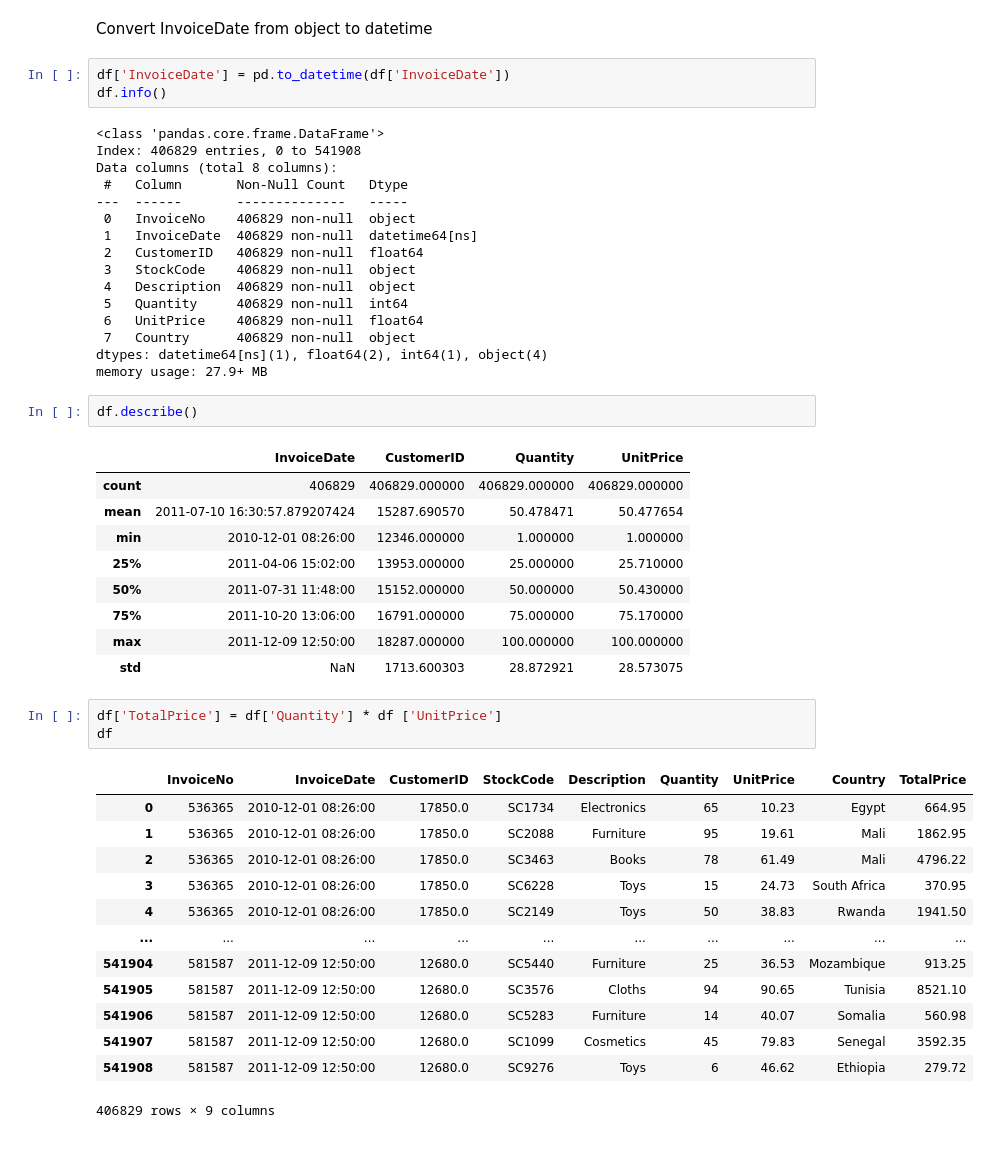
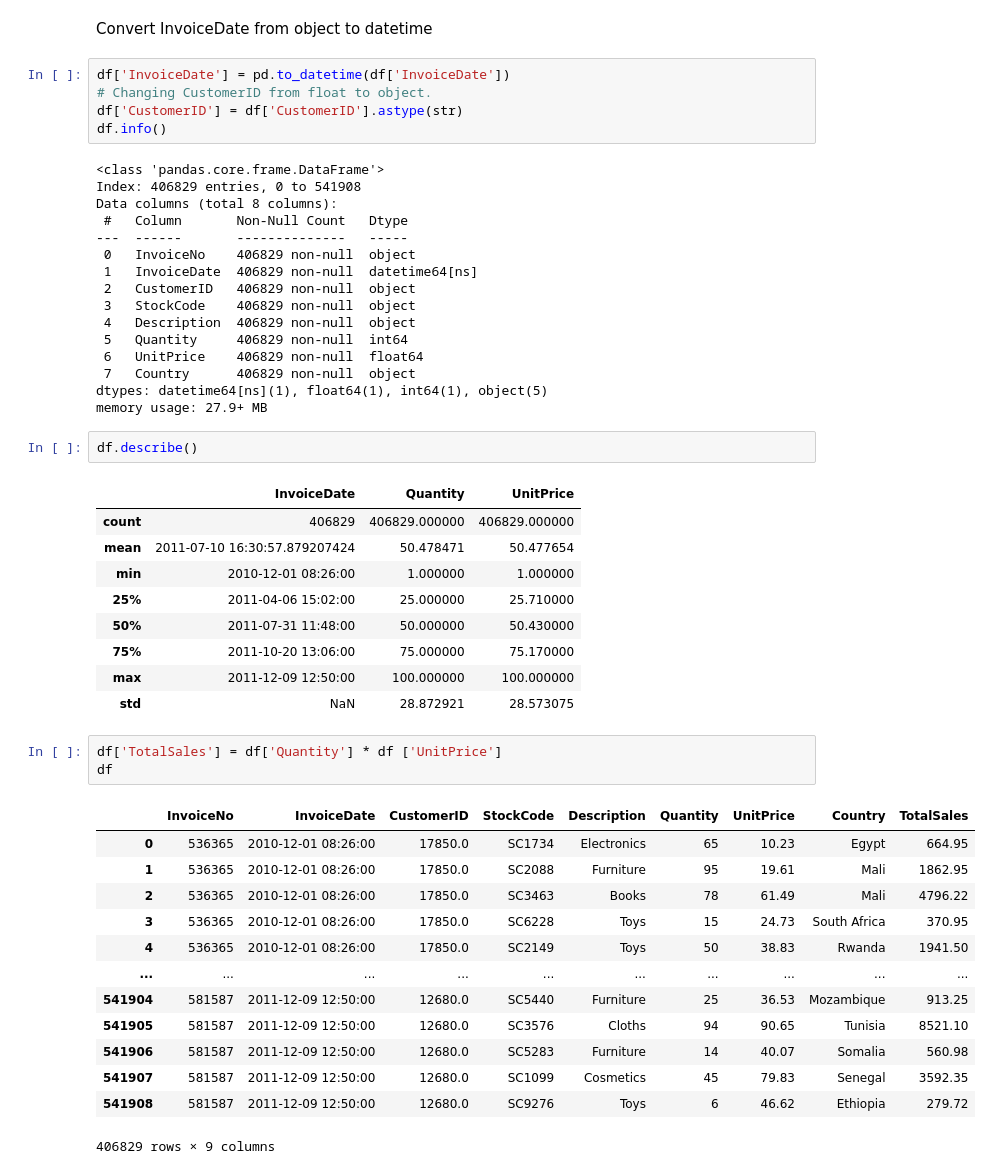
Before and after one commit to deCrystals/cohort_analysis, a Jupyter notebook: cohort.ipynb, the cells around one changed output. Drawn from its saved outputs; the diff is of its cells as text.

```diff
--- a/cohort.ipynb
+++ b/cohort.ipynb
@@ -65,6 +66,8 @@ df
 Convert InvoiceDate from object to datetime
 # %%
 df['InvoiceDate'] = pd.to_datetime(df['InvoiceDate'])
+# Changing CustomerID from float to object.
+df['CustomerID'] = df['CustomerID'].astype(str)
 df.info()
 # %% [output]
 <class 'pandas.core.frame.DataFrame'>
@@ -74,31 +77,31 @@ Data columns (total 8 columns):
 ---  ------       --------------   -----
  0   InvoiceNo    406829 non-null  object
  1   InvoiceDate  406829 non-null  datetime64[ns]
- 2   CustomerID   406829 non-null  float64
+ 2   CustomerID   406829 non-null  object
  3   StockCode    406829 non-null  object
  4   Description  406829 non-null  object
  5   Quantity     406829 non-null  int64
  6   UnitPrice    406829 non-null  float64
  7   Country      406829 non-null  object
-dtypes: datetime64[ns](1), float64(2), int64(1), object(4)
+dtypes: datetime64[ns](1), float64(1), int64(1), object(5)
 memory usage: 27.9+ MB
 # %%
 df.describe()
 # %% [output]
-|  | InvoiceDate | CustomerID | Quantity | UnitPrice |
-| count | 406829 | 406829.000000 | 406829.000000 | 406829.000000 |
-| mean | 2011-07-10 16:30:57.879207424 | 15287.690570 | 50.478471 | 50.477654 |
-| min | 2010-12-01 08:26:00 | 12346.000000 | 1.000000 | 1.000000 |
-| 25% | 2011-04-06 15:02:00 | 13953.000000 | 25.000000 | 25.710000 |
-| 50% | 2011-07-31 11:48:00 | 15152.000000 | 50.000000 | 50.430000 |
-| 75% | 2011-10-20 13:06:00 | 16791.000000 | 75.000000 | 75.170000 |
-| max | 2011-12-09 12:50:00 | 18287.000000 | 100.000000 | 100.000000 |
-| std | NaN | 1713.600303 | 28.872921 | 28.573075 |
+|  | InvoiceDate | Quantity | UnitPrice |
+| count | 406829 | 406829.000000 | 406829.000000 |
+| mean | 2011-07-10 16:30:57.879207424 | 50.478471 | 50.477654 |
+| min | 2010-12-01 08:26:00 | 1.000000 | 1.000000 |
+| 25% | 2011-04-06 15:02:00 | 25.000000 | 25.710000 |
+| 50% | 2011-07-31 11:48:00 | 50.000000 | 50.430000 |
+| 75% | 2011-10-20 13:06:00 | 75.000000 | 75.170000 |
+| max | 2011-12-09 12:50:00 | 100.000000 | 100.000000 |
+| std | NaN | 28.872921 | 28.573075 |
 # %%
-df['TotalPrice'] = df['Quantity'] * df ['UnitPrice']
+df['TotalSales'] = df['Quantity'] * df ['UnitPrice']
 df
 # %% [output]
-|  | InvoiceNo | InvoiceDate | CustomerID | StockCode | Description | Quantity | UnitPrice | Country | TotalPrice |
+|  | InvoiceNo | InvoiceDate | CustomerID | StockCode | Description | Quantity | UnitPrice | Country | TotalSales |
 | 0 | 536365 | 2010-12-01 08:26:00 | 17850.0 | SC1734 | Electronics | 65 | 10.23 | Egypt | 664.95 |
 | 1 | 536365 | 2010-12-01 08:26:00 | 17850.0 | SC2088 | Furniture | 95 | 19.61 | Mali | 1862.95 |
 | 2 | 536365 | 2010-12-01 08:26:00 | 17850.0 | SC3463 | Books | 78 | 61.49 | Mali | 4796.22 |
```
Also changed, not shown: parts of 12 cells of this notebook.
